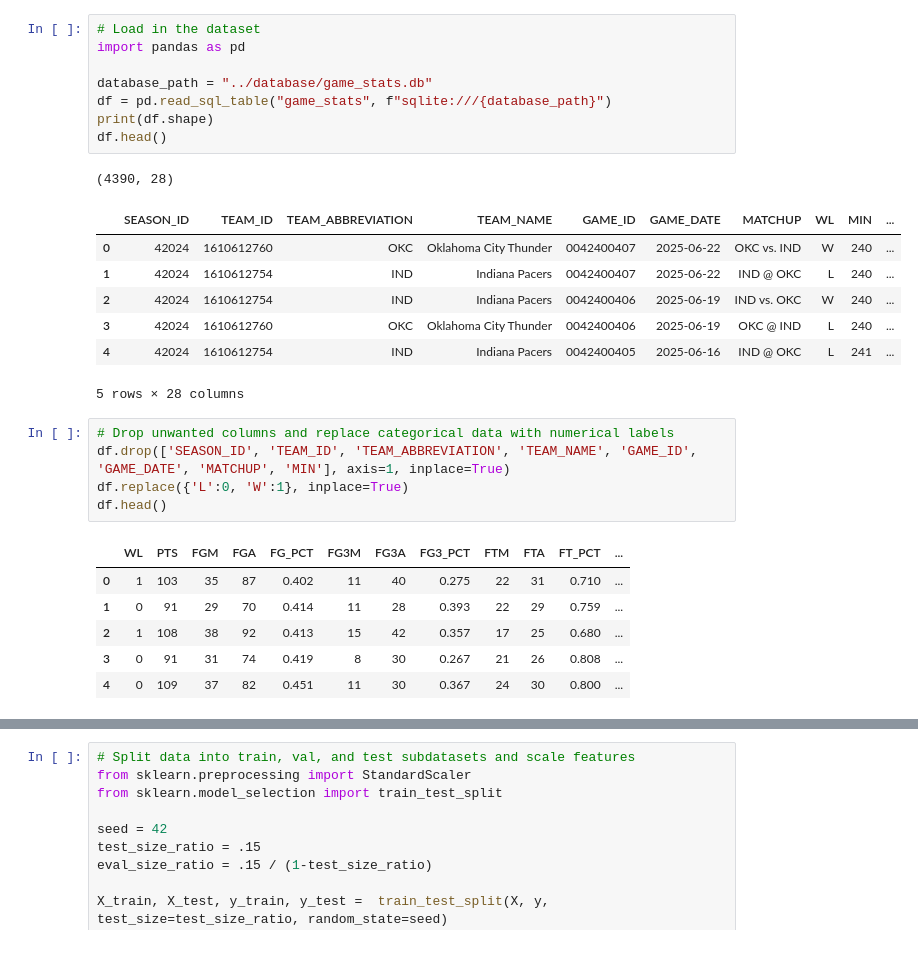
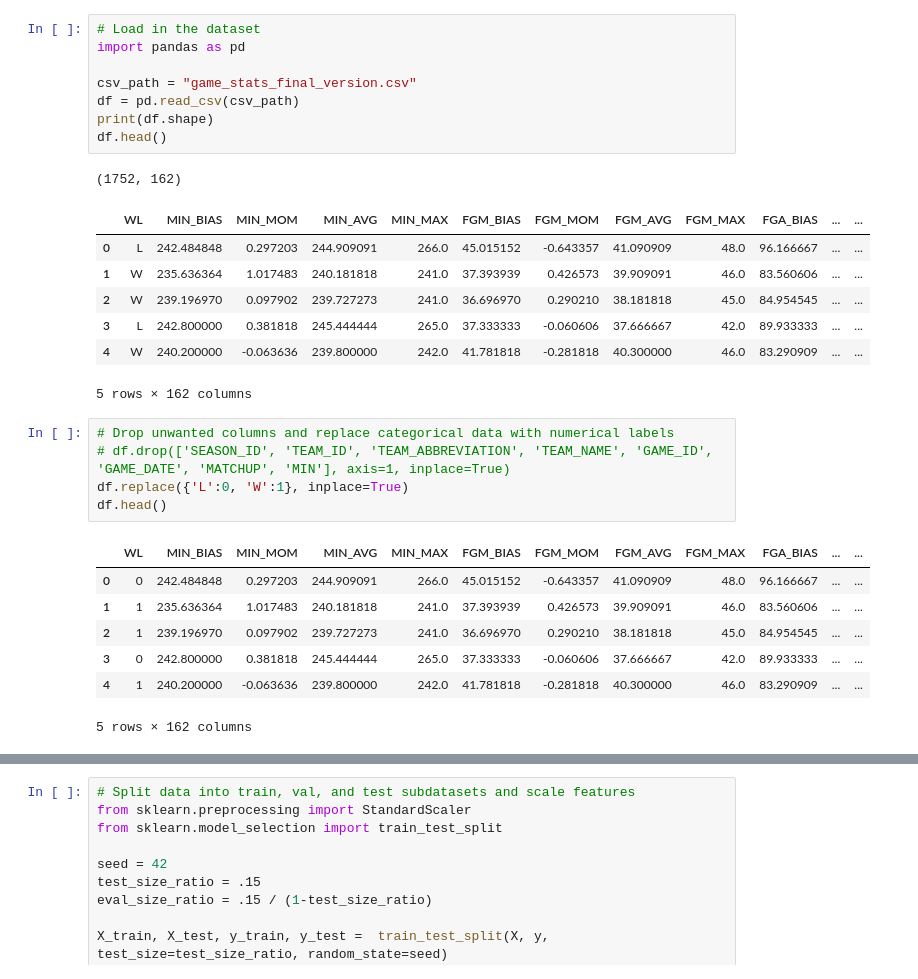
Before and after one commit to keirannnelson/GameMaker, a Jupyter notebook: backend/models/feature_engineering.ipynb, the cells around one changed output, grey strips where cells are left out. Cells and saved outputs as stored; diff of their text form.

```diff
--- a/backend/models/feature_engineering.ipynb
+++ b/backend/models/feature_engineering.ipynb
@@ -1,32 +1,33 @@
 # %%
 # Load in the dataset
 import pandas as pd
 
-database_path = "../database/game_stats.db"
-df = pd.read_sql_table("game_stats", f"sqlite:///{database_path}")
+csv_path = "game_stats_final_version.csv"
+df = pd.read_csv(csv_path)
 print(df.shape)
 df.head()
 # %% [output]
-(4390, 28)
+(1752, 162)
-|  | SEASON_ID | TEAM_ID | TEAM_ABBREVIATION | TEAM_NAME | GAME_ID | GAME_DATE | MATCHUP | WL | MIN | ... |
-| 0 | 42024 | 1610612760 | OKC | Oklahoma City Thunder | 0042400407 | 2025-06-22 | OKC vs. IND | W | 240 | ... |
-| 1 | 42024 | 1610612754 | IND | Indiana Pacers | 0042400407 | 2025-06-22 | IND @ OKC | L | 240 | ... |
-| 2 | 42024 | 1610612754 | IND | Indiana Pacers | 0042400406 | 2025-06-19 | IND vs. OKC | W | 240 | ... |
-| 3 | 42024 | 1610612760 | OKC | Oklahoma City Thunder | 0042400406 | 2025-06-19 | OKC @ IND | L | 240 | ... |
-| 4 | 42024 | 1610612754 | IND | Indiana Pacers | 0042400405 | 2025-06-16 | IND @ OKC | L | 241 | ... |
+|  | WL | MIN_BIAS | MIN_MOM | MIN_AVG | MIN_MAX | FGM_BIAS | FGM_MOM | FGM_AVG | FGM_MAX | FGA_BIAS | ... | ... |
+| 0 | L | 242.484848 | 0.297203 | 244.909091 | 266.0 | 45.015152 | -0.643357 | 41.090909 | 48.0 | 96.166667 | ... | ... |
+| 1 | W | 235.636364 | 1.017483 | 240.181818 | 241.0 | 37.393939 | 0.426573 | 39.909091 | 46.0 | 83.560606 | ... | ... |
+| 2 | W | 239.196970 | 0.097902 | 239.727273 | 241.0 | 36.696970 | 0.290210 | 38.181818 | 45.0 | 84.954545 | ... | ... |
+| 3 | L | 242.800000 | 0.381818 | 245.444444 | 265.0 | 37.333333 | -0.060606 | 37.666667 | 42.0 | 89.933333 | ... | ... |
+| 4 | W | 240.200000 | -0.063636 | 239.800000 | 242.0 | 41.781818 | -0.281818 | 40.300000 | 46.0 | 83.290909 | ... | ... |
-5 rows × 28 columns
+5 rows × 162 columns
 # %%
 # Drop unwanted columns and replace categorical data with numerical labels
-df.drop(['SEASON_ID', 'TEAM_ID', 'TEAM_ABBREVIATION', 'TEAM_NAME', 'GAME_ID', 'GAME_DATE', 'MATCHUP', 'MIN'], axis=1, inplace=True)
+# df.drop(['SEASON_ID', 'TEAM_ID', 'TEAM_ABBREVIATION', 'TEAM_NAME', 'GAME_ID', 'GAME_DATE', 'MATCHUP', 'MIN'], axis=1, inplace=True)
 df.replace({'L':0, 'W':1}, inplace=True)
 df.head()
 # %% [output]
-|  | WL | PTS | FGM | FGA | FG_PCT | FG3M | FG3A | FG3_PCT | FTM | FTA | FT_PCT | ... |
-| 0 | 1 | 103 | 35 | 87 | 0.402 | 11 | 40 | 0.275 | 22 | 31 | 0.710 | ... |
-| 1 | 0 | 91 | 29 | 70 | 0.414 | 11 | 28 | 0.393 | 22 | 29 | 0.759 | ... |
-| 2 | 1 | 108 | 38 | 92 | 0.413 | 15 | 42 | 0.357 | 17 | 25 | 0.680 | ... |
-| 3 | 0 | 91 | 31 | 74 | 0.419 | 8 | 30 | 0.267 | 21 | 26 | 0.808 | ... |
-| 4 | 0 | 109 | 37 | 82 | 0.451 | 11 | 30 | 0.367 | 24 | 30 | 0.800 | ... |
+|  | WL | MIN_BIAS | MIN_MOM | MIN_AVG | MIN_MAX | FGM_BIAS | FGM_MOM | FGM_AVG | FGM_MAX | FGA_BIAS | ... | ... |
+| 0 | 0 | 242.484848 | 0.297203 | 244.909091 | 266.0 | 45.015152 | -0.643357 | 41.090909 | 48.0 | 96.166667 | ... | ... |
+| 1 | 1 | 235.636364 | 1.017483 | 240.181818 | 241.0 | 37.393939 | 0.426573 | 39.909091 | 46.0 | 83.560606 | ... | ... |
+| 2 | 1 | 239.196970 | 0.097902 | 239.727273 | 241.0 | 36.696970 | 0.290210 | 38.181818 | 45.0 | 84.954545 | ... | ... |
+| 3 | 0 | 242.800000 | 0.381818 | 245.444444 | 265.0 | 37.333333 | -0.060606 | 37.666667 | 42.0 | 89.933333 | ... | ... |
+| 4 | 1 | 240.200000 | -0.063636 | 239.800000 | 242.0 | 41.781818 | -0.281818 | 40.300000 | 46.0 | 83.290909 | ... | ... |
+5 rows × 162 columns
 # %%
 # Split the dataset into its inputs (X) and outputs (y)
 X = df.drop('WL', axis=1)
```
Also changed, not shown: parts of 7 cells of this notebook, 3 other files.
